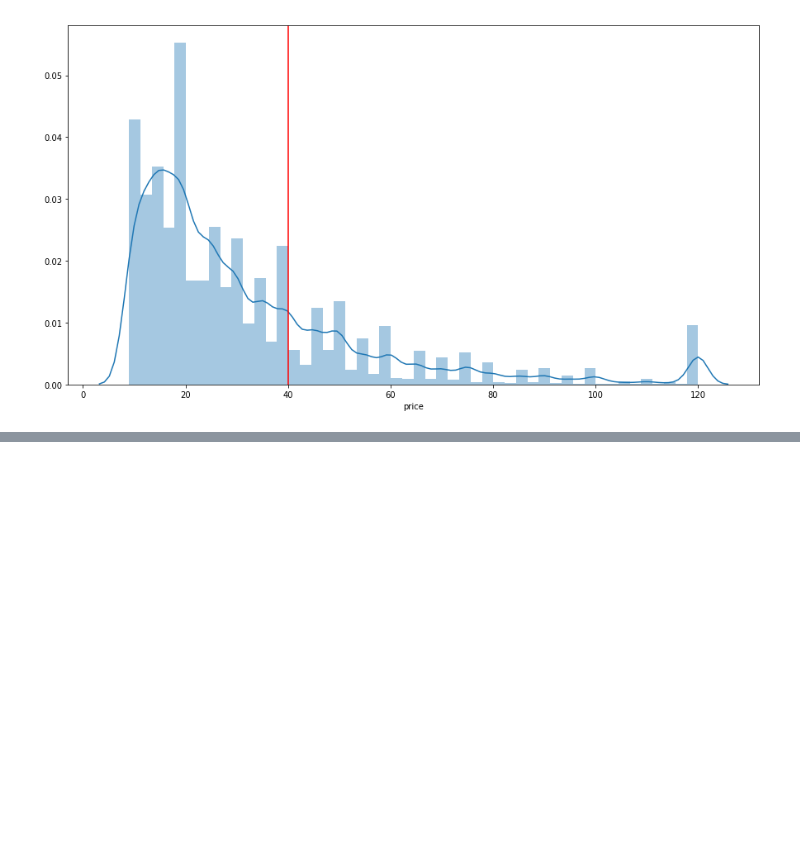
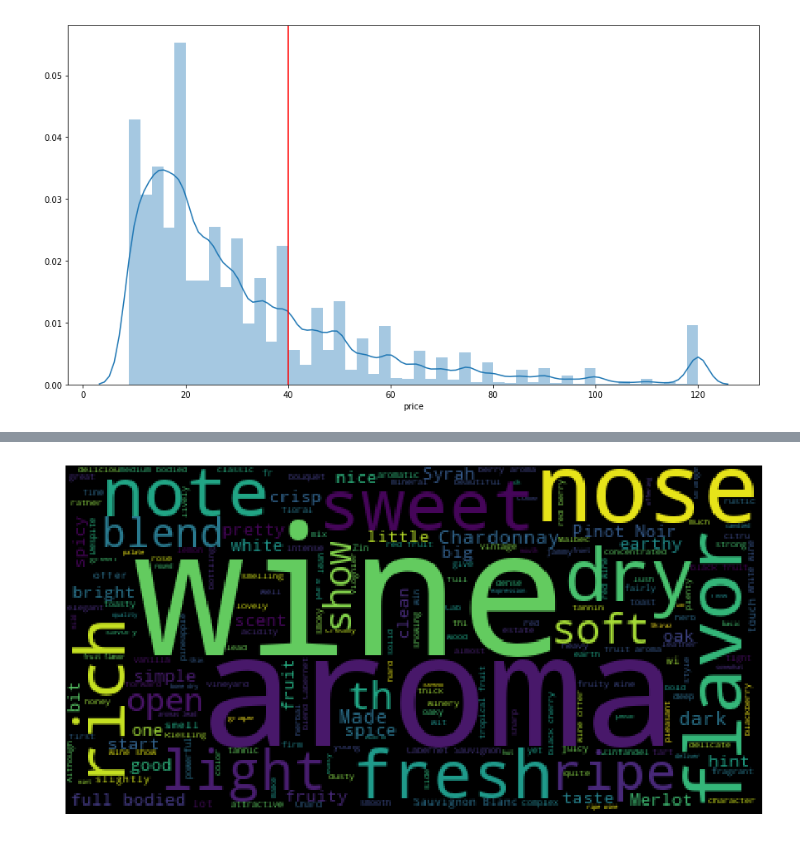
Before and after one commit to Ryan-Ashton/ML_App, a Jupyter notebook: Wine_Review_Price_Prediction.ipynb, the cells around one changed output, grey strips where cells are left out. Cells and saved outputs as stored; diff of their text form; code cells hidden in the pictures; blank space fills up the shorter version.

```diff
--- a/Wine_Review_Price_Prediction.ipynb
+++ b/Wine_Review_Price_Prediction.ipynb
@@ -227,3 +227,18 @@ See the caveats in the documentation: http://pandas.pydata.org/pandas-docs/stabl
 | 2 | US | Mac Watson honors the memory of a... | Special Selected Late Harvest | 96 | 90.0 | California | Knights Valley | Sonoma | Sauvignon Blanc | Macauley | ... |
 | 3 | US | This spent 20 months in 30% new F... | Reserve | 96 | 65.0 | Oregon | Willamette Valley | Willamette Valley | Pinot Noir | Ponzi | ... |
 | 4 | France | This is the top wine from La Bégu... | La Brûlade | 95 | 66.0 | Provence | Bandol | NaN | Provence red blend | Domaine de la Bégude | ... |
+# %%
+from wordcloud import WordCloud, STOPWORDS, ImageColorGenerator
+from PIL import Image
+from scipy.misc import imread
+from os import path
+
+
+plt.figure(figsize=(15,8))
+df_under = df[df['price'] < 40]
+wordcloud = WordCloud().generate(df_under['extended_description'].to_string())
+plt.imshow(wordcloud)
+plt.axis("off")
+plt.show()
+# %% [output]
+[figure, added]
```
Also changed, not shown: parts of 6 cells of this notebook, 2 other files.
